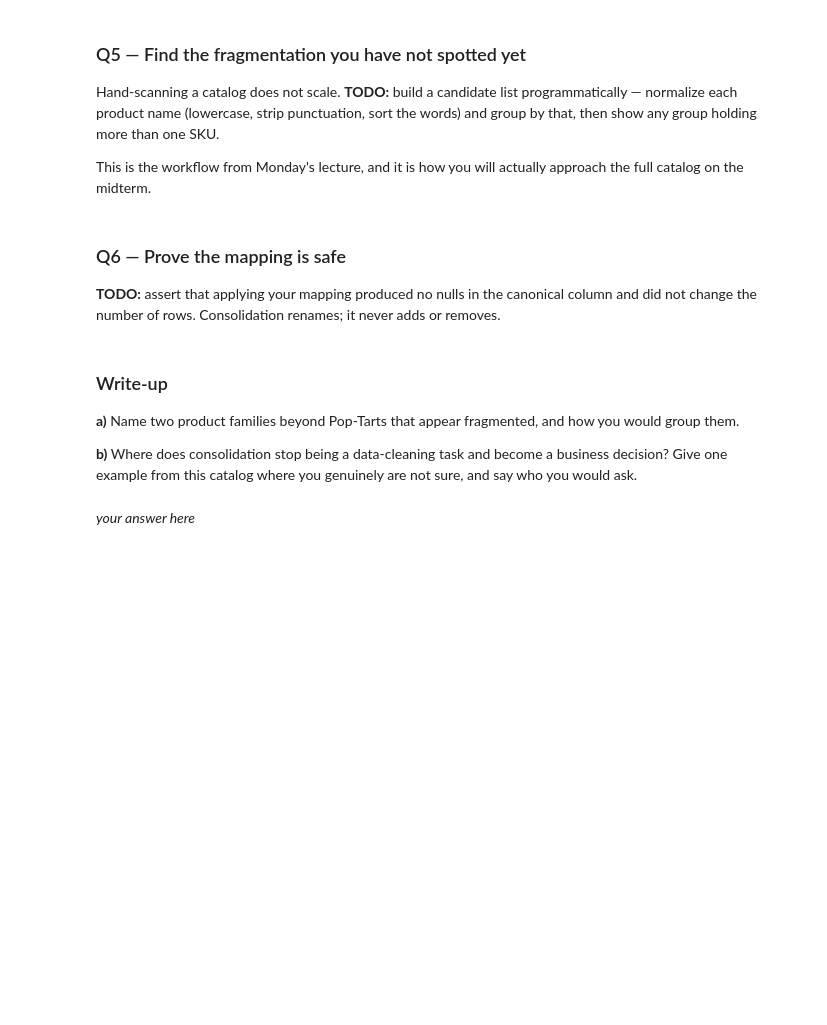
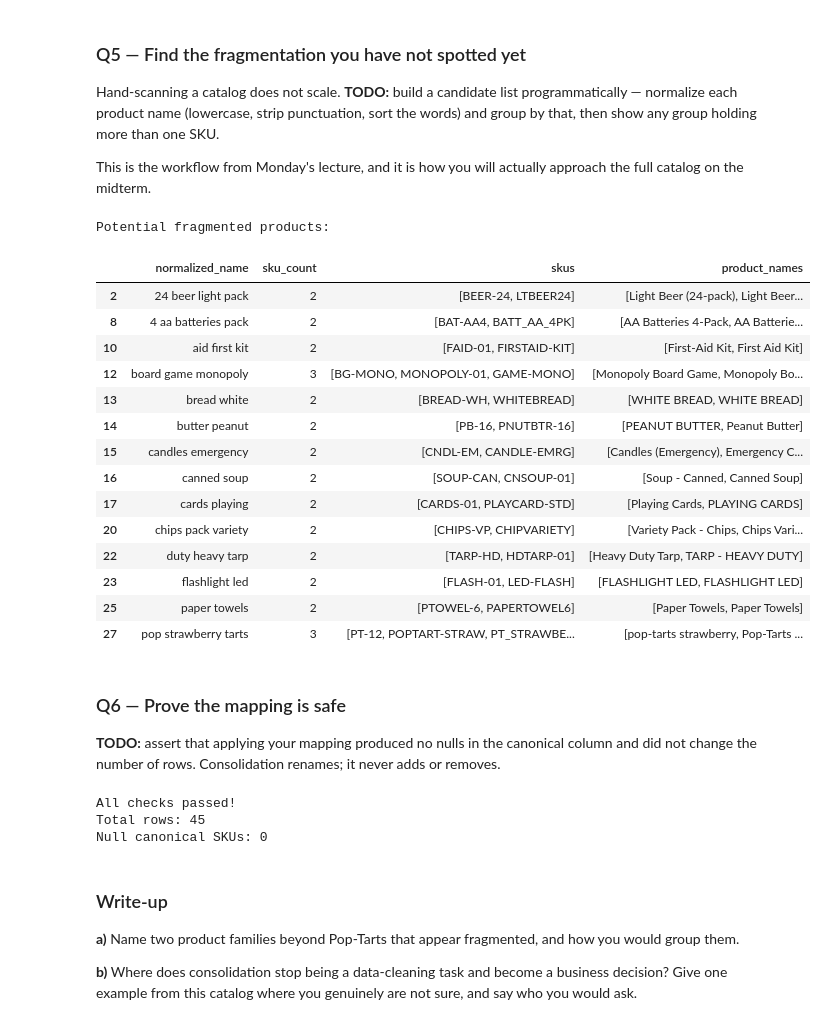
Before and after one commit to yilinw762/ds2002-fa26, a Jupyter notebook: notebooks/05-etl-walmart/2026_10_16_—_Walmart_Warm_Up_SKU_Mess_—_Lab.ipynb, the cells around one changed output. Saved outputs shown, nothing was run; the diff lists cells and outputs as text; code cells hidden in the pictures; blank space fills up the shorter version.

```diff
--- a/notebooks/05-etl-walmart/2026_10_16_—_Walmart_Warm_Up_SKU_Mess_—_Lab.ipynb
+++ b/notebooks/05-etl-walmart/2026_10_16_—_Walmart_Warm_Up_SKU_Mess_—_Lab.ipynb
@@ -29,0 +35,8 @@ Filter on `product_name` containing `pop`, case-insensitively. Print the count a
+# %%
+# TODO (hint: .str.lower().str.contains('pop'))
+pop_tarts = cat[cat['product_name'].str.contains('pop', case = False, na = False)]
+
+print("Number of pop-tarts rows: ", len(pop_tarts)
+)
+
+display(pop_tarts)
@@ -49,0 +132,14 @@ Strip and title-case, then show the distinct values before and after with counts
+# %%
+# TODO
+print("Before normalization:")
+print(cat['category'].value_counts(dropna=False))
+
+cat['category_clean'] = (
+    cat['category']
+    .str.strip()
+    .str.title()
+    .replace({'Breakfast Foods': 'Breakfast'})
+)
+
+print("\nAfter normalization:")
+print(cat['category_clean'].value_counts(dropna=False))
@@ -58,3 +170,43 @@ This is the workflow from Monday's lecture, and it is how you will actually appr
+# %%
+import re
+
+def normalize_name(name):
+    words = re.findall(r'[a-z0-9]+', str(name).lower())
+    return ' '.join(sorted(words))
+
+cat['normalized_name'] = cat['product_name'].apply(normalize_name)
+
+groups = (
+    cat.groupby('normalized_name')
+    .agg(
+        sku_count=('sku', 'nunique'),
+        skus=('sku', list),
+        product_names=('product_name', list)
+    )
+    .reset_index()
+)
+
+duplicates = groups[groups['sku_count'] > 1]
+
+print("Potential fragmented products:")
+display(duplicates)
+# %% [output]
+Potential fragmented products:
+|  | normalized_name | sku_count | skus | product_names |
+| 2 | 24 beer light pack | 2 | [BEER-24, LTBEER24] | [Light Beer (24-pack), Light Beer... |
+| 8 | 4 aa batteries pack | 2 | [BAT-AA4, BATT_AA_4PK] | [AA Batteries 4-Pack, AA Batterie... |
+| 10 | aid first kit | 2 | [FAID-01, FIRSTAID-KIT] | [First-Aid Kit, First Aid Kit] |
+| 12 | board game monopoly | 3 | [BG-MONO, MONOPOLY-01, GAME-MONO] | [Monopoly Board Game, Monopoly Bo... |
+| 13 | bread white | 2 | [BREAD-WH, WHITEBREAD] | [WHITE BREAD, WHITE BREAD] |
+| 14 | butter peanut | 2 | [PB-16, PNUTBTR-16] | [PEANUT BUTTER, Peanut Butter] |
+| 15 | candles emergency | 2 | [CNDL-EM, CANDLE-EMRG] | [Candles (Emergency), Emergency C... |
+| 16 | canned soup | 2 | [SOUP-CAN, CNSOUP-01] | [Soup - Canned, Canned Soup] |
+| 17 | cards playing | 2 | [CARDS-01, PLAYCARD-STD] | [Playing Cards, PLAYING CARDS] |
+| 20 | chips pack variety | 2 | [CHIPS-VP, CHIPVARIETY] | [Variety Pack - Chips, Chips Vari... |
+| 22 | duty heavy tarp | 2 | [TARP-HD, HDTARP-01] | [Heavy Duty Tarp, TARP - HEAVY DUTY] |
+| 23 | flashlight led | 2 | [FLASH-01, LED-FLASH] | [FLASHLIGHT LED, FLASHLIGHT LED] |
+| 25 | paper towels | 2 | [PTOWEL-6, PAPERTOWEL6] | [Paper Towels, Paper Towels] |
+| 27 | pop strawberry tarts | 3 | [PT-12, POPTART-STRAW, PT_STRAWBE... | [pop-tarts strawberry, Pop-Tarts ... |
 # %% [markdown]
 ### Q6 — Prove the mapping is safe
 
@@ -64,8 +214,20 @@ This is the workflow from Monday's lecture, and it is how you will actually appr
+# %%
+assert cat['canonical_sku'].notna().all(), \
+    "Canonical SKU column contains null values!"
+
+assert len(cat) == len(cat['canonical_sku']), \
+    "Row count changed during consolidation!"
+
+print("All checks passed!")
+print("Total rows:", len(cat))
+print("Null canonical SKUs:", cat['canonical_sku'].isna().sum())
+# %% [output]
+All checks passed!
+Total rows: 45
+Null canonical SKUs: 0
 # %% [markdown]
 ### Write-up
 
 **a)** Name two product families beyond Pop-Tarts that appear fragmented, and how you would group them.
 
 **b)** Where does consolidation stop being a data-cleaning task and become a business decision? Give one example from this catalog where you genuinely are not sure, and say who you would ask.
-# %% [markdown]
-_your answer here_
```
Also changed, not shown: parts of 13 cells of this notebook.
